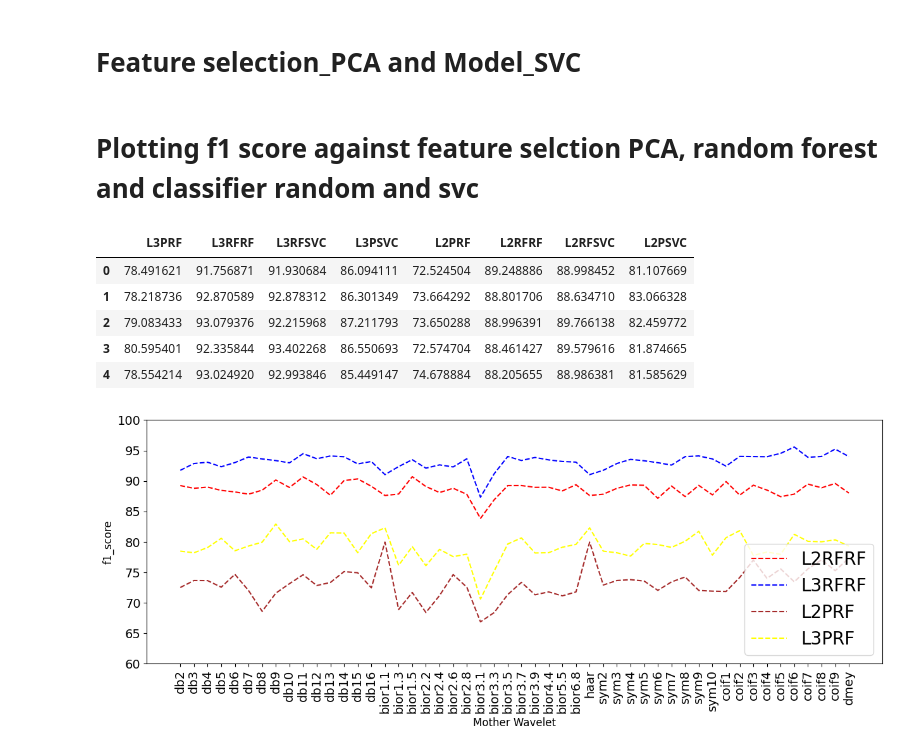
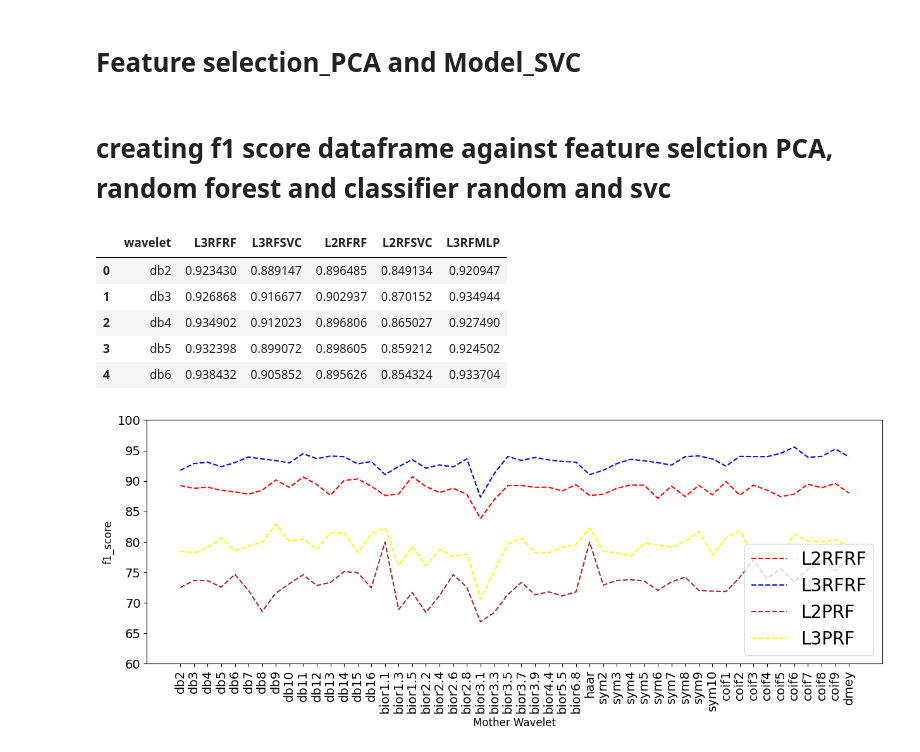
Before and after one commit to AbbasHussain72/Wavelet-featre-extraction-, a Jupyter notebook: current_wavelet_Transform_Technique.ipynb, the cells around one changed output. Saved outputs shown, nothing was run; the diff lists cells and outputs as text; code cells hidden in the pictures.

```diff
--- a/current_wavelet_Transform_Technique.ipynb
+++ b/current_wavelet_Transform_Technique.ipynb
@@ -757,6 +828,6 @@ for w in wavelets:
   w_T_p_svc_score.append(f1_test)
   w_V_p_svc_score.append(f1_val)
 # %% [markdown]
-# Plotting f1 score against feature selction PCA, random forest and classifier random and svc
+# creating  f1 score dataframe against feature selction PCA, random forest and classifier random and svc
 # %%
 # Creating dataframe and storing score of L3
@@ -767 +841,10 @@ Ascore = pd.concat([Ascore, pd.DataFrame({'L2PRF': w_T_score, 'L2RFRF': w_T_r_sc
+# %%
+Ascore.head()
+# %% [output]
+|  | wavelet | L3RFRF | L3RFSVC | L2RFRF | L2RFSVC | L3RFMLP |
+| 0 | db2 | 0.923430 | 0.889147 | 0.896485 | 0.849134 | 0.920947 |
+| 1 | db3 | 0.926868 | 0.916677 | 0.902937 | 0.870152 | 0.934944 |
+| 2 | db4 | 0.934902 | 0.912023 | 0.896806 | 0.865027 | 0.927490 |
+| 3 | db5 | 0.932398 | 0.899072 | 0.898605 | 0.859212 | 0.924502 |
+| 4 | db6 | 0.938432 | 0.905852 | 0.895626 | 0.854324 | 0.933704 |
 # %%
@@ -769,12 +852,3 @@ Ascore.to_csv('/content/drive/MyDrive/f1_score.csv', sep='\t') # relative positi
-# %%
-Y.head()
-# %% [output]
-|  | L3PRF | L3RFRF | L3RFSVC | L3PSVC | L2PRF | L2RFRF | L2RFSVC | L2PSVC |
-| 0 | 78.491621 | 91.756871 | 91.930684 | 86.094111 | 72.524504 | 89.248886 | 88.998452 | 81.107669 |
-| 1 | 78.218736 | 92.870589 | 92.878312 | 86.301349 | 73.664292 | 88.801706 | 88.634710 | 83.066328 |
-| 2 | 79.083433 | 93.079376 | 92.215968 | 87.211793 | 73.650288 | 88.996391 | 89.766138 | 82.459772 |
-| 3 | 80.595401 | 92.335844 | 93.402268 | 86.550693 | 72.574704 | 88.461427 | 89.579616 | 81.874665 |
-| 4 | 78.554214 | 93.024920 | 92.993846 | 85.449147 | 74.678884 | 88.205655 | 88.986381 | 81.585629 |
 # %%
 #ploting dataframe of f1score
 X = Ascore['wavelet']
```
Also changed, not shown: parts of 15 cells of this notebook.
